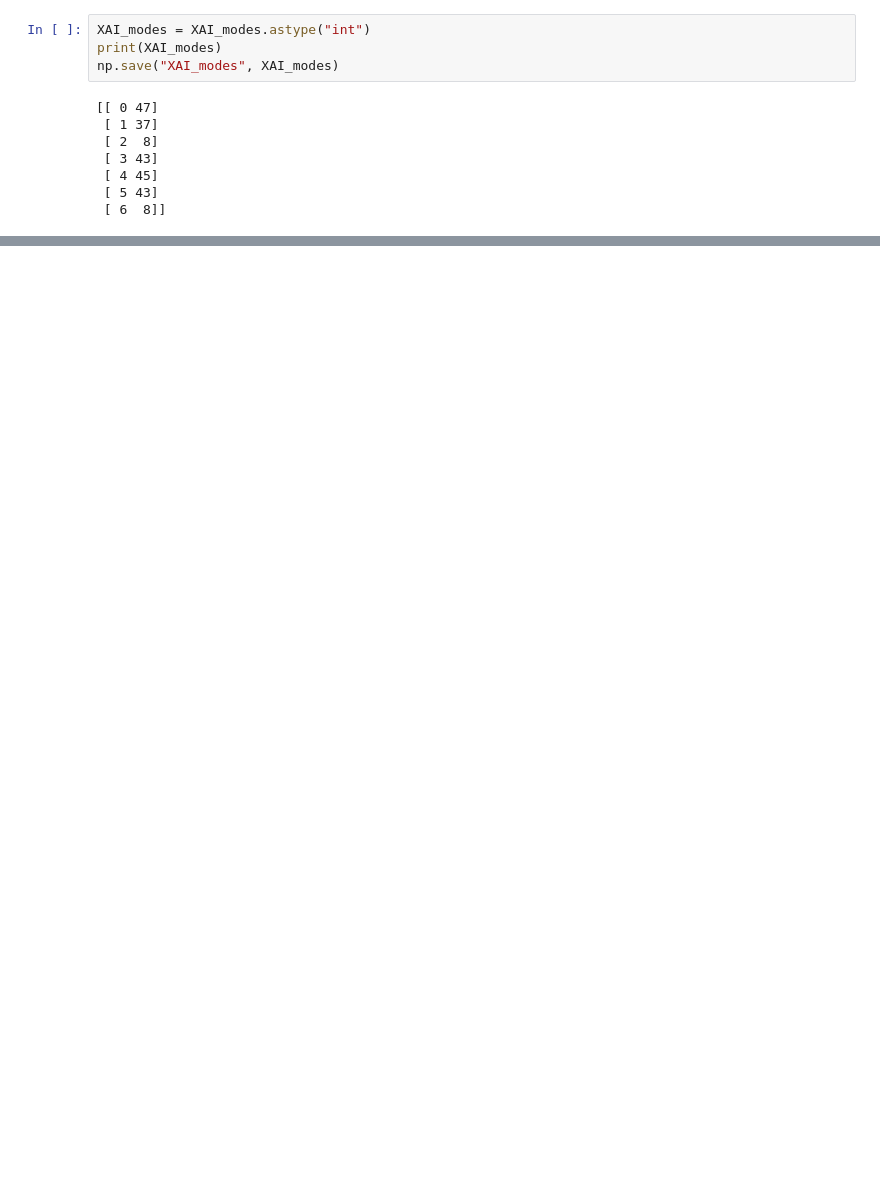
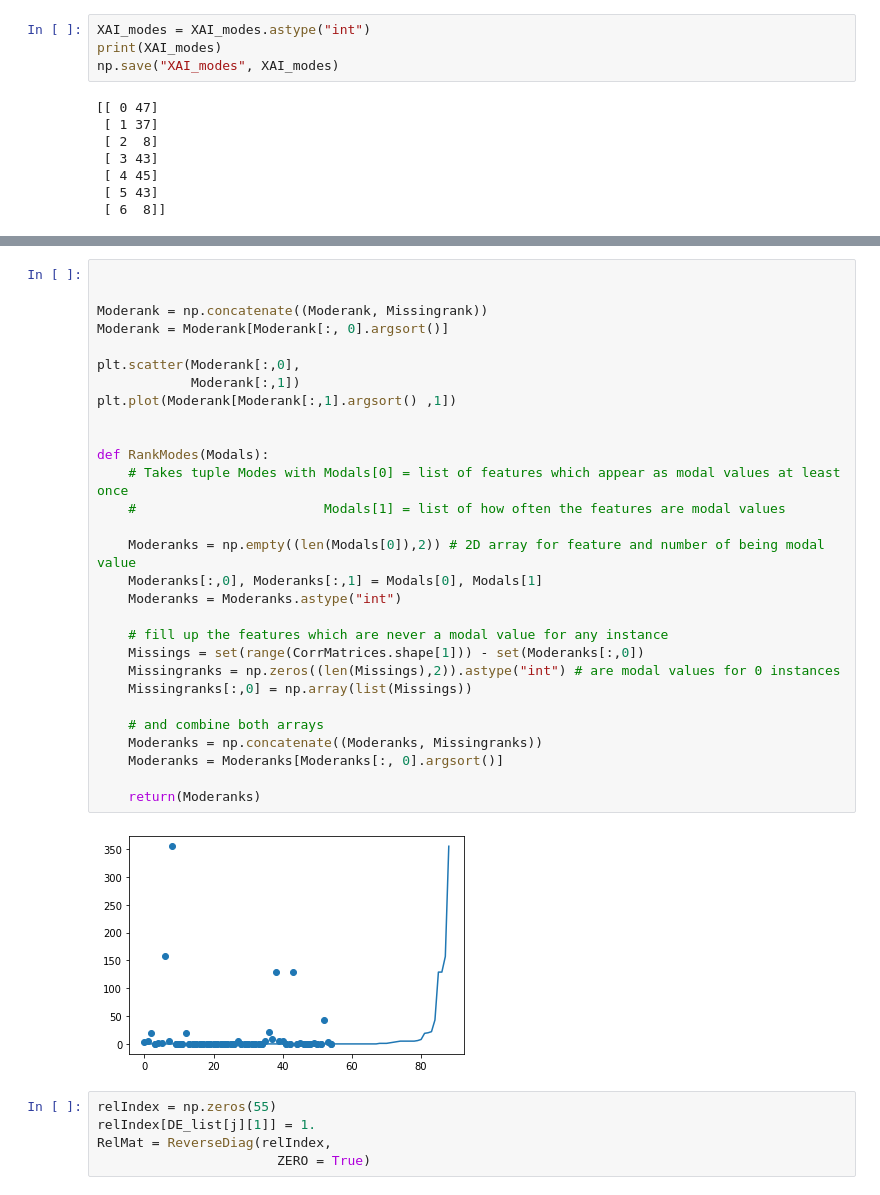
Before and after one commit to TobiasW1891/Finance, a Jupyter notebook: antiCPy for XAI Finance Relevances.ipynb, the cells around one changed output, grey strips where cells are left out. Saved outputs shown, nothing was run; the diff lists cells and outputs as text; blank space fills up the shorter version.

```diff
--- a/antiCPy for XAI Finance Relevances.ipynb
+++ b/antiCPy for XAI Finance Relevances.ipynb
@@ -749,0 +930,36 @@ np.save("XAI_modes", XAI_modes)
+# %%
+
+
+Moderank = np.concatenate((Moderank, Missingrank))
+Moderank = Moderank[Moderank[:, 0].argsort()]
+
+plt.scatter(Moderank[:,0],
+            Moderank[:,1])
+plt.plot(Moderank[Moderank[:,1].argsort() ,1])
+
+
+def RankModes(Modals):
+    # Takes tuple Modes with Modals[0] = list of features which appear as modal values at least once
+    #                        Modals[1] = list of how often the features are modal values
+
+    Moderanks = np.empty((len(Modals[0]),2)) # 2D array for feature and number of being modal value
+    Moderanks[:,0], Moderanks[:,1] = Modals[0], Modals[1]
+    Moderanks = Moderanks.astype("int")
+
+    # fill up the features which are never a modal value for any instance
+    Missings = set(range(CorrMatrices.shape[1])) - set(Moderanks[:,0])
+    Missingranks = np.zeros((len(Missings),2)).astype("int") # are modal values for 0 instances
+    Missingranks[:,0] = np.array(list(Missings))
+
+    # and combine both arrays
+    Moderanks = np.concatenate((Moderanks, Missingranks))
+    Moderanks = Moderanks[Moderanks[:, 0].argsort()]
+
+    return(Moderanks)
+# %% [output]
+[figure, added]
+# %%
+relIndex = np.zeros(55)
+relIndex[DE_list[j][1]] = 1.
+RelMat = ReverseDiag(relIndex,
+                       ZERO = True)
```
Also changed, not shown: parts of 8 cells of this notebook, 2 other files.
